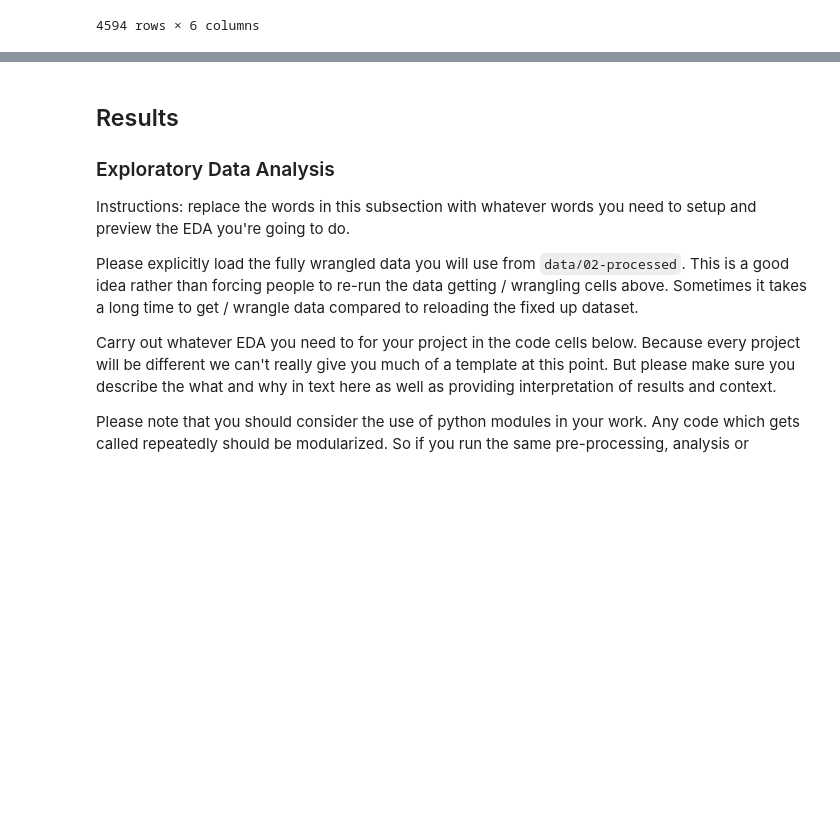
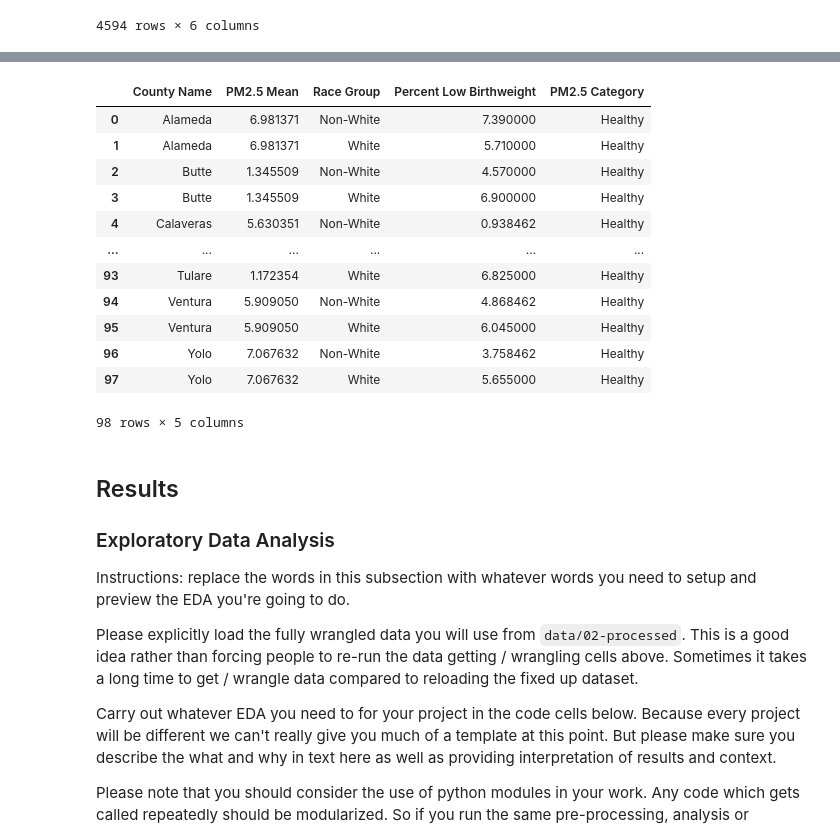
Before and after one commit to COGS108/Group095_WI26, a Jupyter notebook: 02-EDACheckpoint.ipynb, the cells around one changed output, grey strips where cells are left out. Saved outputs shown, nothing was run; the diff lists cells and outputs as text; code cells hidden in the pictures; blank space fills up the shorter version.

```diff
--- a/02-EDACheckpoint.ipynb
+++ b/02-EDACheckpoint.ipynb
@@ -689,0 +694,46 @@ merge_df.to_csv(os.path.join(folder_path, "merge_df.csv"), index=False)
+# %%
+# Load datasets
+import pandas as pd
+import numpy as np
+per_county = pd.read_csv('data/02-processed/per_county.csv')
+merge_df = pd.read_csv('data/02-processed/merge_df.csv')
+
+# First let's quickly rename the columns
+per_county = per_county.rename(columns={'Arithmetic Mean':'PM2.5 Mean'})
+merge_df = merge_df.rename(columns={'Arithmetic Mean':'PM2.5 Mean'})
+
+# Add a new categorical column to per_county and merge_df
+per_county['PM2.5 Category'] = np.select(
+    [
+        per_county['PM2.5 Mean'] <= 9,
+        per_county['PM2.5 Mean'] > 9
+    ],
+    ['Healthy','Unhealthy'],
+    default = "Unhealthy"
+)
+
+merge_df['PM2.5 Category'] = np.select(
+    [
+        merge_df['PM2.5 Mean'] <= 9,
+        merge_df['PM2.5 Mean'] > 9
+    ],
+    ['Healthy','Unhealthy'],
+    default = "Unhealthy"
+)
+
+# Let's take a look at per_county now
+per_county
+# %% [output]
+|  | County Name | PM2.5 Mean | Race Group | Percent Low Birthweight | PM2.5 Category |
+| 0 | Alameda | 6.981371 | Non-White | 7.390000 | Healthy |
+| 1 | Alameda | 6.981371 | White | 5.710000 | Healthy |
+| 2 | Butte | 1.345509 | Non-White | 4.570000 | Healthy |
+| 3 | Butte | 1.345509 | White | 6.900000 | Healthy |
+| 4 | Calaveras | 5.630351 | Non-White | 0.938462 | Healthy |
+| ... | ... | ... | ... | ... | ... |
+| 93 | Tulare | 1.172354 | White | 6.825000 | Healthy |
+| 94 | Ventura | 5.909050 | Non-White | 4.868462 | Healthy |
+| 95 | Ventura | 5.909050 | White | 6.045000 | Healthy |
+| 96 | Yolo | 7.067632 | Non-White | 3.758462 | Healthy |
+| 97 | Yolo | 7.067632 | White | 5.655000 | Healthy |
+98 rows × 5 columns
```
Also changed, not shown: parts of 12 cells of this notebook, 2 other files.
